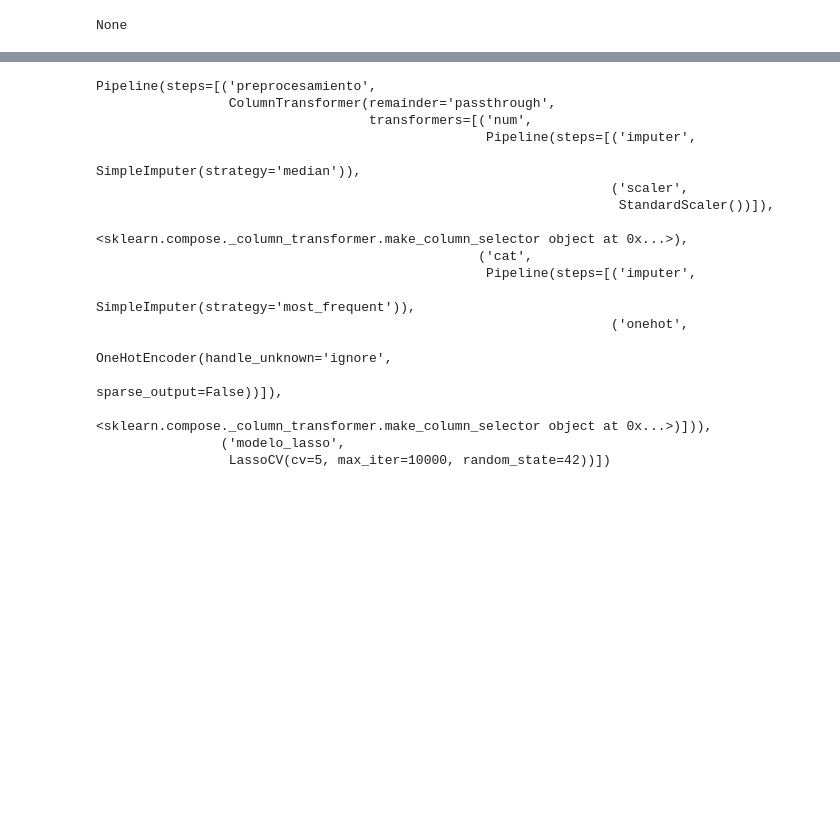
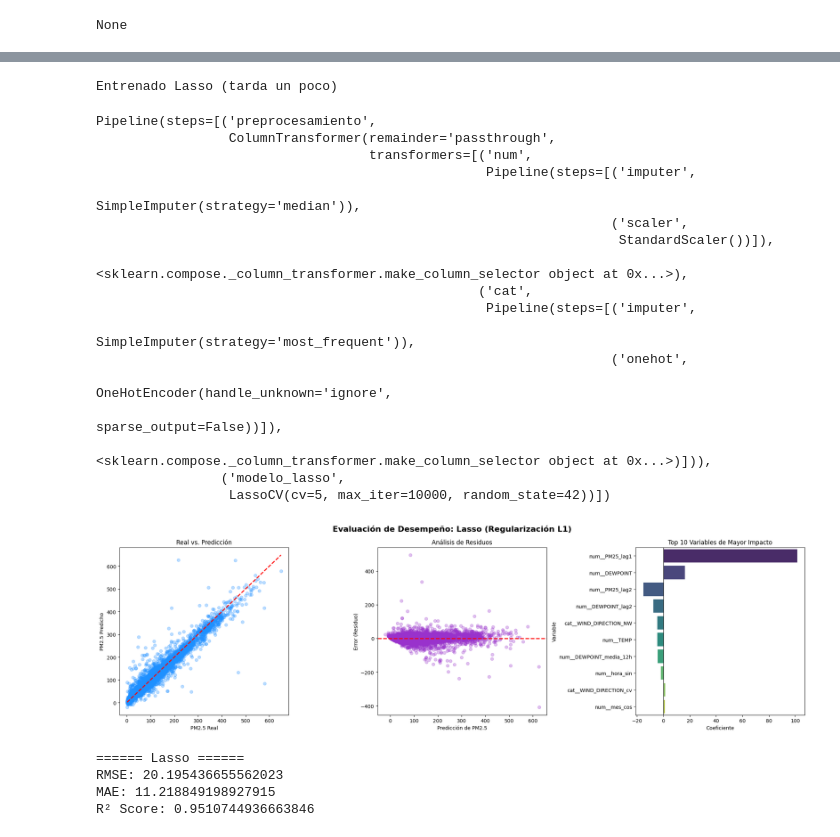
Before and after one commit to gapalfaro-cmyk/Proyecto-de-fin-de-modulo-5---Alfaro-Badillo-Cruz-Perez-Rupit, a Jupyter notebook: Entregable_Tarea_5_2A_Alfaro_Badillo_Cruz_Perez_Rupit.ipynb, the cells around one changed output, grey strips where cells are left out. Saved outputs shown, nothing was run; the diff lists cells and outputs as text; code cells hidden in the pictures; blank space fills up the shorter version.

```diff
--- a/Entregable_Tarea_5_2A_Alfaro_Badillo_Cruz_Perez_Rupit.ipynb
+++ b/Entregable_Tarea_5_2A_Alfaro_Badillo_Cruz_Perez_Rupit.ipynb
@@ -180,32 +247,53 @@ y_test = df_final.iloc[corte:]['PM25']
 # %%
 # Lasso
 
 # ahora unimos el preprocesador con Lasso
 modelo_final_lasso = Pipeline(steps=[
     ('preprocesamiento', preprocessor),
     ('modelo_lasso', LassoCV(cv=5, random_state=42, max_iter=10000)) # Idealmente con TimeSeriesSplit
 ])
 
 # Entrenamos
-modelo_final_lasso.fit(X_train, y_train)
+print("Entrenado Lasso (tarda un poco)")
+display(modelo_final_lasso.fit(X_train, y_train))
+
+# Evaluamos
+evaluar_modelo_lineal(modelo_final_lasso, X_test, y_test, "Lasso (Regularización L1)")
+
+# Prediccion
+predicciones_lasso = modelo_final_lasso.predict(X_test)
+
+# Medición de errores
+error_lasso = calculo_errores(y_test, predicciones_lasso)
+
+print("====== Lasso ======")
+print(f"RMSE: {error_lasso[0]}")
+print(f"MAE: {error_lasso[1]}")
+print(f"R² Score: {error_lasso[2]}")
 # %% [output]
-Pipeline(steps=[('preprocesamiento',
-                 ColumnTransformer(remainder='passthrough',
-                                   transformers=[('num',
-                                                  Pipeline(steps=[('imputer',
-                                                                   SimpleImputer(strategy='median')),
-                                                                  ('scaler',
-                                                                   StandardScaler())]),
-                                                  <sklearn.compose._column_transformer.make_column_selector object at 0x...>),
-                                                 ('cat',
-                                                  Pipeline(steps=[('imputer',
-                                                                   SimpleImputer(strategy='most_frequent')),
-                                                                  ('onehot',
-                                                                   OneHotEncoder(handle_unknown='ignore',
-                                                                                 sparse_output=False))]),
-                                                  <sklearn.compose._column_transformer.make_column_selector object at 0x...>)])),
-                ('modelo_lasso',
-                 LassoCV(cv=5, max_iter=10000, random_state=42))])
+Entrenado Lasso (tarda un poco)
+Pipeline(steps=[('preprocesamiento',
+                 ColumnTransformer(remainder='passthrough',
+                                   transformers=[('num',
+                                                  Pipeline(steps=[('imputer',
+                                                                   SimpleImputer(strategy='median')),
+                                                                  ('scaler',
+                                                                   StandardScaler())]),
+                                                  <sklearn.compose._column_transformer.make_column_selector object at 0x...>),
+                                                 ('cat',
+                                                  Pipeline(steps=[('imputer',
+                                                                   SimpleImputer(strategy='most_frequent')),
+                                                                  ('onehot',
+                                                                   OneHotEncoder(handle_unknown='ignore',
+                                                                                 sparse_output=False))]),
+                                                  <sklearn.compose._column_transformer.make_column_selector object at 0x...>)])),
+                ('modelo_lasso',
+                 LassoCV(cv=5, max_iter=10000, random_state=42))])
+[figure, added]
+====== Lasso ======
+RMSE: 20.195436655562023
+MAE: 11.218849198927915
+R² Score: 0.9510744936663846
 # %%
 # Ridge
 modelo_final_ridge = Pipeline([
```
Also changed, not shown: parts of 21 cells of this notebook.
